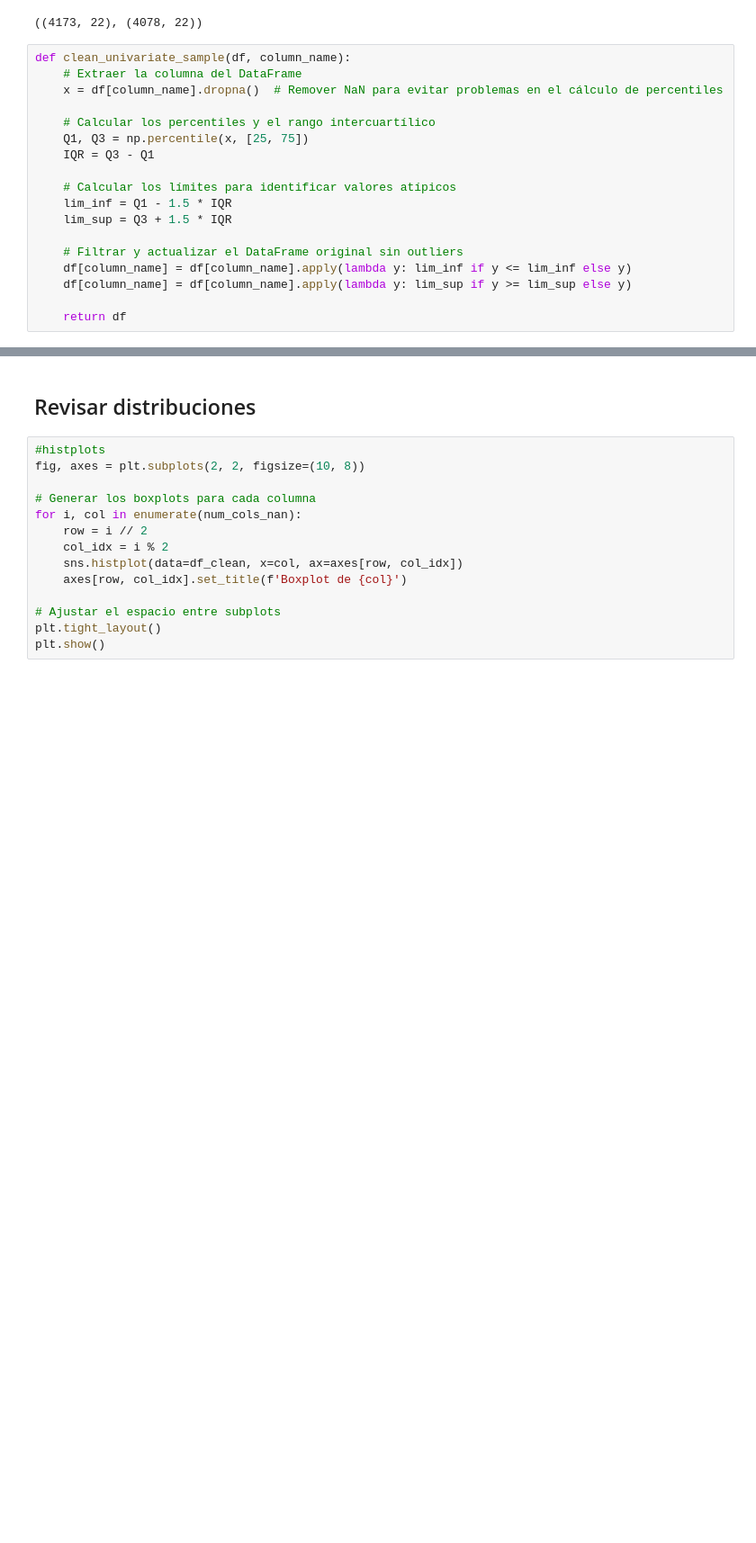
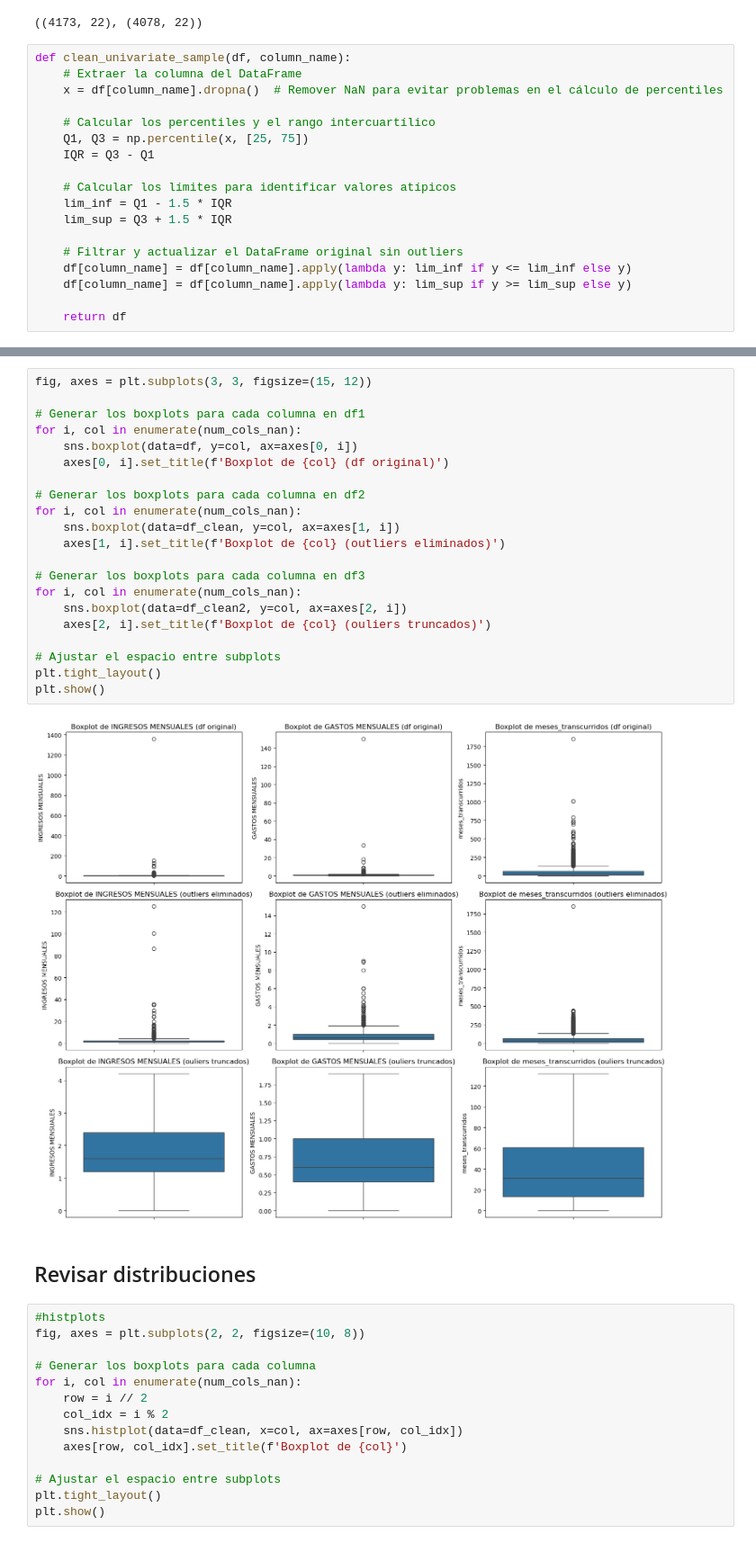
Before and after one commit to josemgoji/Entrega-Final, a Jupyter notebook: datalab/4_Imputacion.ipynb, the cells around one changed output, grey strips where cells are left out. Shown at 90% size. Drawn from its saved outputs; the diff is of its cells as text; blank space fills up the shorter version.

```diff
--- a/datalab/4_Imputacion.ipynb
+++ b/datalab/4_Imputacion.ipynb
@@ -395,6 +397,29 @@ plt.tight_layout()
 plt.show()
 # %% [output]
 [figure]
+# %%
+fig, axes = plt.subplots(3, 3, figsize=(15, 12))
+
+# Generar los boxplots para cada columna en df1
+for i, col in enumerate(num_cols_nan):
+    sns.boxplot(data=df, y=col, ax=axes[0, i])
+    axes[0, i].set_title(f'Boxplot de {col} (df original)')
+
+# Generar los boxplots para cada columna en df2
+for i, col in enumerate(num_cols_nan):
+    sns.boxplot(data=df_clean, y=col, ax=axes[1, i])
+    axes[1, i].set_title(f'Boxplot de {col} (outliers eliminados)')
+
+# Generar los boxplots para cada columna en df3
+for i, col in enumerate(num_cols_nan):
+    sns.boxplot(data=df_clean2, y=col, ax=axes[2, i])
+    axes[2, i].set_title(f'Boxplot de {col} (ouliers truncados)')
+
+# Ajustar el espacio entre subplots
+plt.tight_layout()
+plt.show()
+# %% [output]
+[figure, added]
 # %% [markdown]
 ## Revisar distribuciones
 # %%
```
Also changed, not shown: parts of 6 cells of this notebook, 3 other files.
